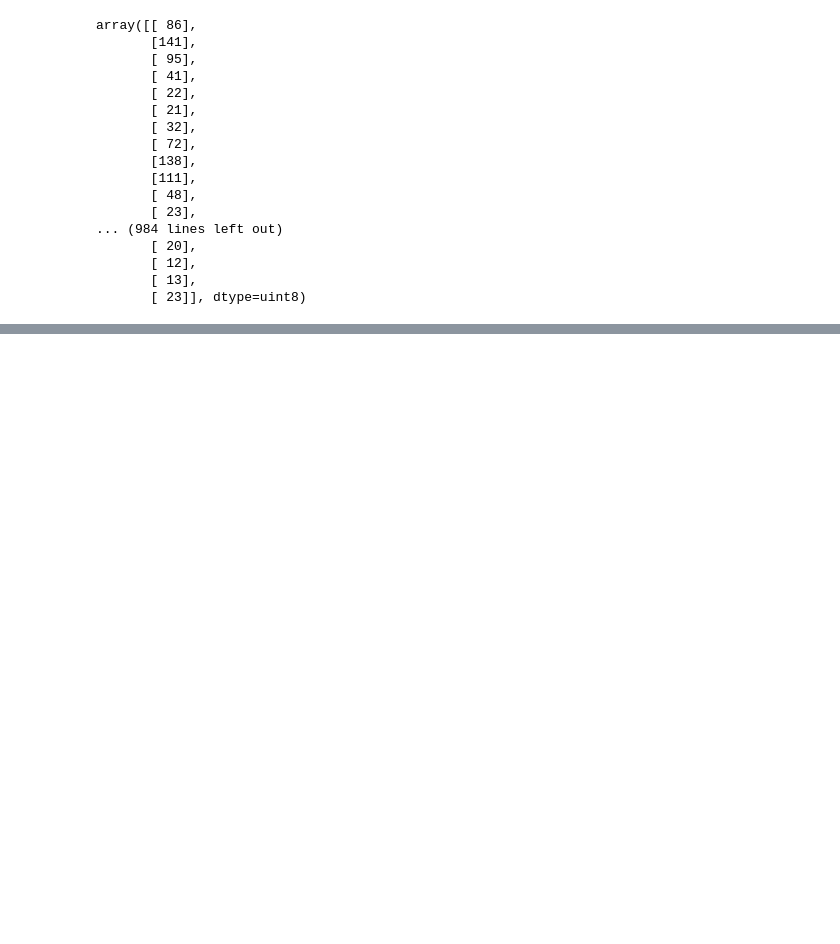
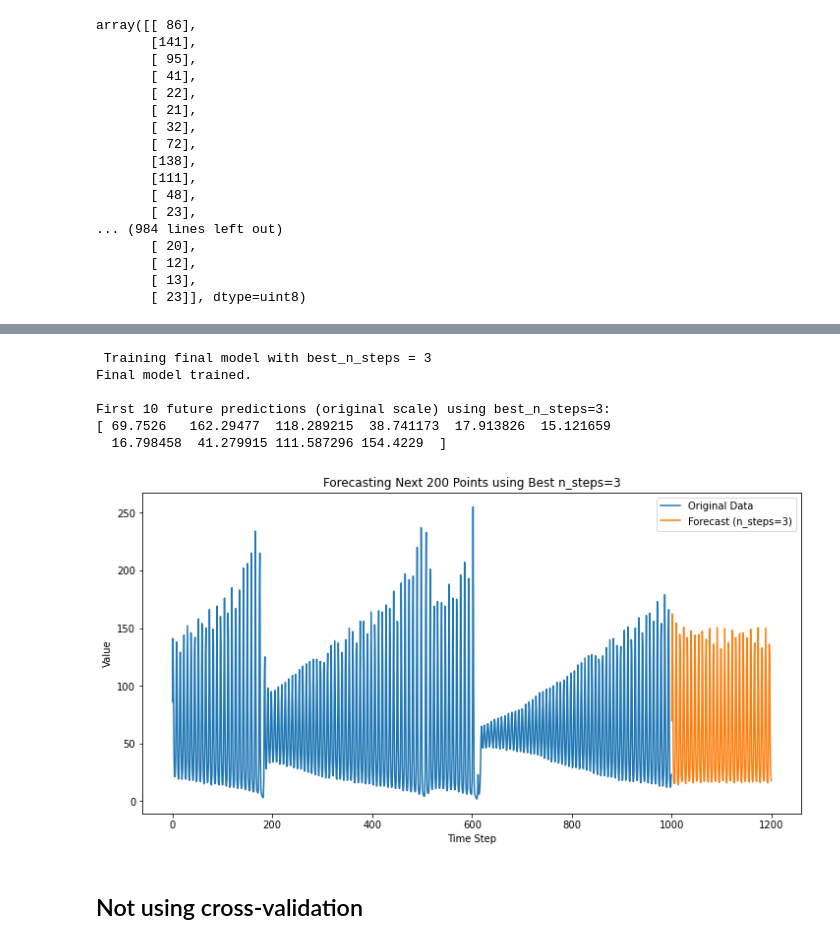
Before and after one commit to Tiveron999/DL-Assignment-1, a Jupyter notebook: model.ipynb, the cells around one changed output, grey strips where cells are left out. Drawn from its saved outputs; the diff is of its cells as text; code cells hidden in the pictures; blank space fills up the shorter version.

```diff
--- a/model.ipynb
+++ b/model.ipynb
@@ -45,3 +45,10 @@ array([[ 86],
        [ 12],
        [ 13],
        [ 23]], dtype=uint8)
+# %%
+from sklearn.preprocessing import MinMaxScaler
+import numpy as np
+
+scaler = MinMaxScaler()
+scaled_data = scaler.fit_transform(data)
+scaled_data
@@ -47,0 +73,10 @@ array([[ 86],
+# %%
+def create_sequences(data, n_steps):
+    X, y = [], []
+    for i in range(len(data) - n_steps):
+        X.append(data[i:i+n_steps])
+        y.append(data[i+n_steps])
+    return np.array(X), np.array(y)
+
+n_steps = 20
+X, y = create_sequences(scaled_data, n_steps)
@@ -47,0 +199,52 @@ array([[ 86],
+# %%
+best_n_steps = 3
+# Train Final Model with Best n_steps and Make Future Predictions
+print(f"\n Training final model with best_n_steps = {best_n_steps}")
+X_final, y_final = create_sequences(scaled_data, best_n_steps)
+
+if X_final.shape[0] > 0:
+    X_final_reshaped = X_final.reshape((X_final.shape[0], best_n_steps, 1))
+
+    final_model = Sequential([
+        SimpleRNN(50, activation='tanh', input_shape=(best_n_steps, 1)),
+        Dense(1)
+    ])
+    final_model.compile(optimizer='adam', loss='mse')
+    final_model.fit(X_final_reshaped, y_final, epochs=200, verbose=0) # Use your desired epochs
+    print("Final model trained.")
+
+    # Example of making future predictions (as in your original snippet)
+    n_future = 200 # Or your desired number of future predictions
+    input_seq_future = scaled_data[-best_n_steps:].reshape(1, best_n_steps, 1)
+    predictions_scaled_future = []
+
+    for _ in range(n_future):
+        next_pred_scaled = final_model.predict(input_seq_future, verbose=0)
+        predictions_scaled_future.append(next_pred_scaled[0])
+        next_input_reshaped = next_pred_scaled.reshape((1, 1, 1))
+        input_seq_future = np.append(input_seq_future[:, 1:, :], next_input_reshaped, axis=1)
+
+    predictions_future_original_scale = scaler.inverse_transform(np.array(predictions_scaled_future).reshape(-1,1))
+    print(f"\nFirst 10 future predictions (original scale) using best_n_steps={best_n_steps}:")
+    print(predictions_future_original_scale[:10].flatten())
+
+    # Plotting (optional, as in your original code)
+    import matplotlib.pyplot as plt
+    plt.figure(figsize=(12,6))
+    plt.plot(range(len(data)), data, label="Original Data")
+    plt.plot(range(len(data), len(data) + n_future), predictions_future_original_scale, label=f"Forecast (n_steps={best_n_steps})")
+    plt.legend()
+    plt.title(f"Forecasting Next {n_future} Points using Best n_steps={best_n_steps}")
+    plt.xlabel("Time Step")
+    plt.ylabel("Value")
+    plt.show()
+# %% [output]
+ Training final model with best_n_steps = 3
+Final model trained.
+
+First 10 future predictions (original scale) using best_n_steps=3:
+[ 69.7526   162.29477  118.289215  38.741173  17.913826  15.121659
+  16.798458  41.279915 111.587296 154.4229  ]
+[figure, added]
+# %% [markdown]
+## Not using cross-validation
```
Also changed, not shown: parts of 9 cells of this notebook.
